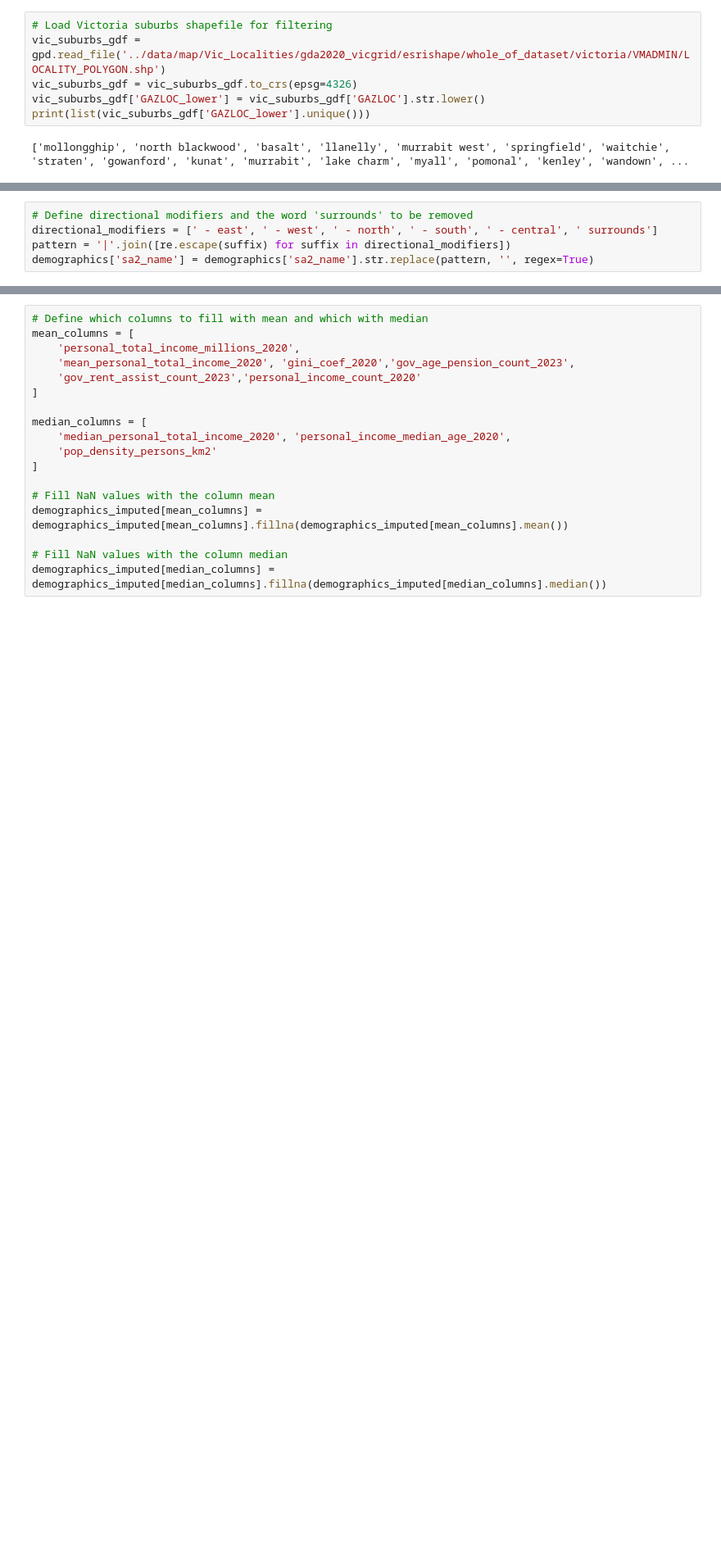
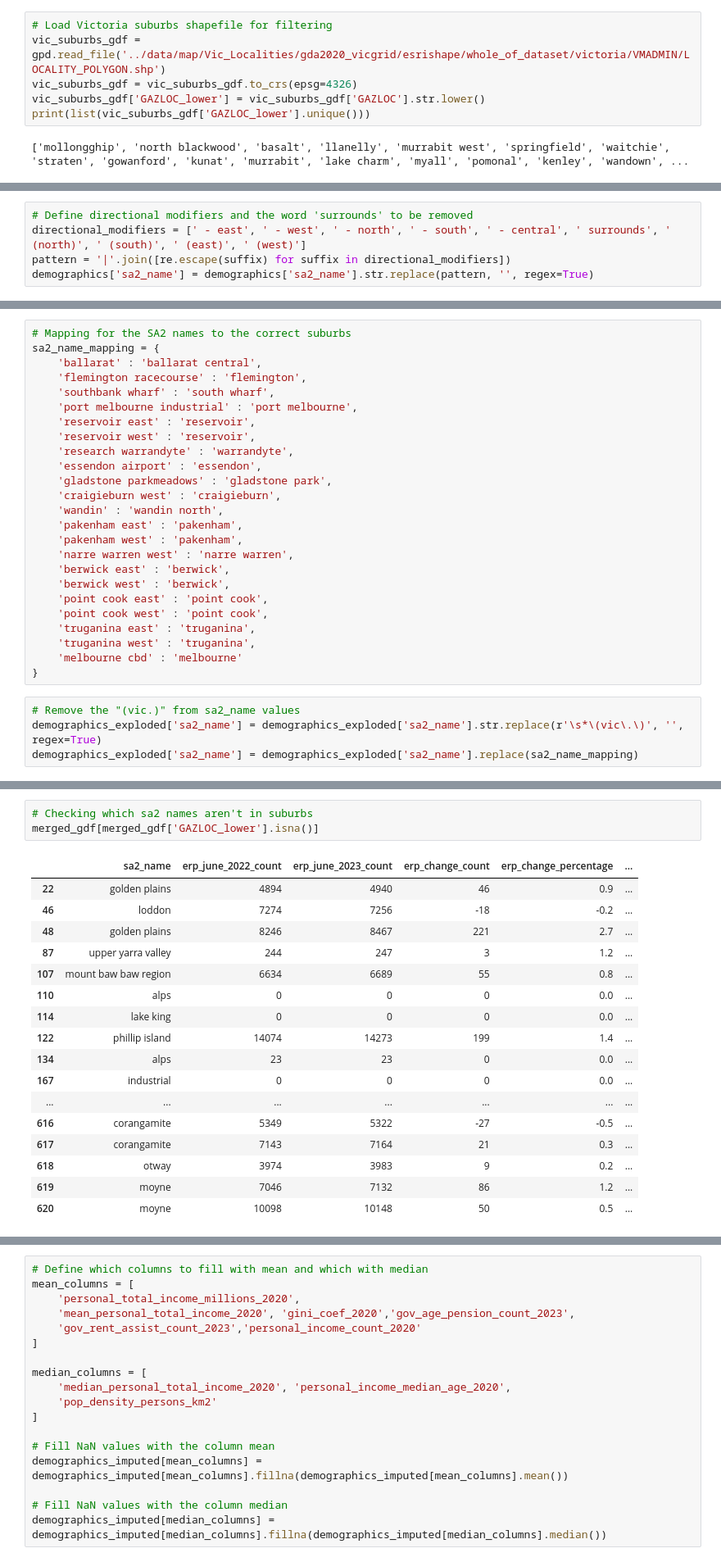
Before and after one commit to MAST30034-AppliedDataScience/project-2-group-real-estate-industry-project-15, a Jupyter notebook: notebooks/preprocess_demographics.ipynb, the cells around one changed output, grey strips where cells are left out. Shown: that part at 82% size. Saved outputs shown, nothing was run; the diff lists cells and outputs as text; blank space fills up the shorter version.

Commit message:
Fix SA2 names and clean code

```diff
--- a/notebooks/preprocess_demographics.ipynb
+++ b/notebooks/preprocess_demographics.ipynb
@@ -115,6 +119,6 @@ print(list(vic_suburbs_gdf['GAZLOC_lower'].unique()))
 # %%
 # Define directional modifiers and the word 'surrounds' to be removed
-directional_modifiers = [' - east', ' - west', ' - north', ' - south', ' - central', ' surrounds']
+directional_modifiers = [' - east', ' - west', ' - north', ' - south', ' - central', ' surrounds', ' (north)', ' (south)', ' (east)', ' (west)']
 pattern = '|'.join([re.escape(suffix) for suffix in directional_modifiers])
 demographics['sa2_name'] = demographics['sa2_name'].str.replace(pattern, '', regex=True)
 # %%
@@ -128,2 +130,31 @@ demographics_exploded = demographics.explode('sa2_name')
 demographics_exploded = demographics_exploded.reset_index(drop=True)
+# %%
+# Mapping for the SA2 names to the correct suburbs
+sa2_name_mapping = {
+    'ballarat' : 'ballarat central',
+    'flemington racecourse' : 'flemington',
+    'southbank wharf' : 'south wharf',
+    'port melbourne industrial' : 'port melbourne',
+    'reservoir east' : 'reservoir',
+    'reservoir west' : 'reservoir',
+    'research warrandyte' : 'warrandyte',
+    'essendon airport' : 'essendon',
+    'gladstone parkmeadows' : 'gladstone park',
+    'craigieburn west' : 'craigieburn',
+    'wandin' : 'wandin north',
+    'pakenham east' : 'pakenham',
+    'pakenham west' : 'pakenham',
+    'narre warren west' : 'narre warren',
+    'berwick east' : 'berwick',
+    'berwick west' : 'berwick',
+    'point cook east' : 'point cook',
+    'point cook west' : 'point cook',
+    'truganina east' : 'truganina',
+    'truganina west' : 'truganina',
+    'melbourne cbd' : 'melbourne'
+}
+# %%
+# Remove the "(vic.)" from sa2_name values
+demographics_exploded['sa2_name'] = demographics_exploded['sa2_name'].str.replace(r'\s*\(vic\.\)', '', regex=True)
+demographics_exploded['sa2_name'] = demographics_exploded['sa2_name'].replace(sa2_name_mapping)
 # %%
@@ -130 +162,22 @@ demographics_exploded = demographics_exploded.reset_index(drop=True)
 merged_gdf = pd.merge(demographics_exploded, vic_suburbs_gdf, left_on='sa2_name', right_on='GAZLOC_lower', how='left')
+# %%
+# Checking which sa2 names aren't in suburbs
+merged_gdf[merged_gdf['GAZLOC_lower'].isna()]
+# %% [output]
+|  | sa2_name | erp_june_2022_count | erp_june_2023_count | erp_change_count | erp_change_percentage | ... |
+| 22 | golden plains | 4894 | 4940 | 46 | 0.9 | ... |
+| 46 | loddon | 7274 | 7256 | -18 | -0.2 | ... |
+| 48 | golden plains | 8246 | 8467 | 221 | 2.7 | ... |
+| 87 | upper yarra valley | 244 | 247 | 3 | 1.2 | ... |
+| 107 | mount baw baw region | 6634 | 6689 | 55 | 0.8 | ... |
+| 110 | alps | 0 | 0 | 0 | 0.0 | ... |
+| 114 | lake king | 0 | 0 | 0 | 0.0 | ... |
+| 122 | phillip island | 14074 | 14273 | 199 | 1.4 | ... |
+| 134 | alps | 23 | 23 | 0 | 0.0 | ... |
+| 167 | industrial | 0 | 0 | 0 | 0.0 | ... |
+| ... | ... | ... | ... | ... | ... | ... |
+| 616 | corangamite | 5349 | 5322 | -27 | -0.5 | ... |
+| 617 | corangamite | 7143 | 7164 | 21 | 0.3 | ... |
+| 618 | otway | 3974 | 3983 | 9 | 0.2 | ... |
+| 619 | moyne | 7046 | 7132 | 86 | 1.2 | ... |
+| 620 | moyne | 10098 | 10148 | 50 | 0.5 | ... |
```
Also changed, not shown: parts of 14 cells of this notebook.
